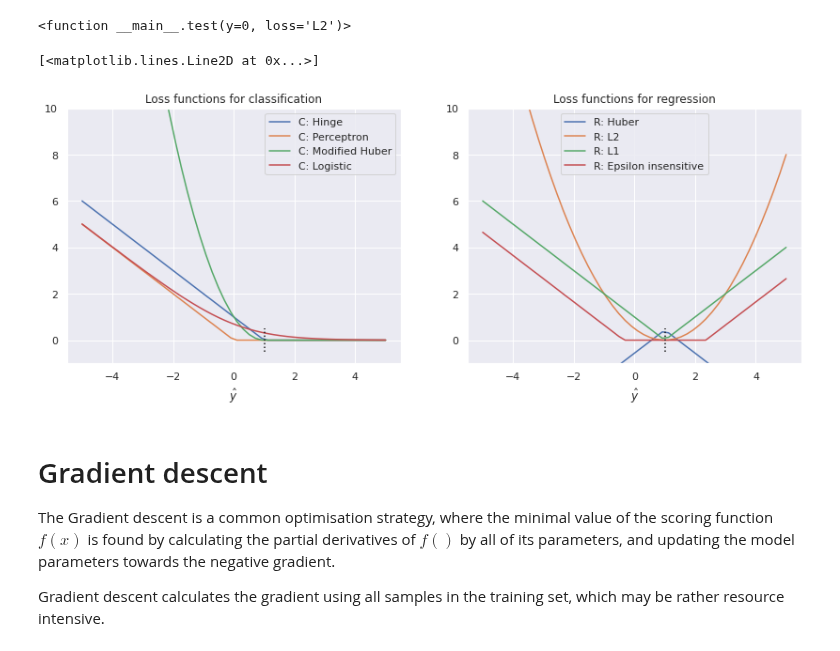
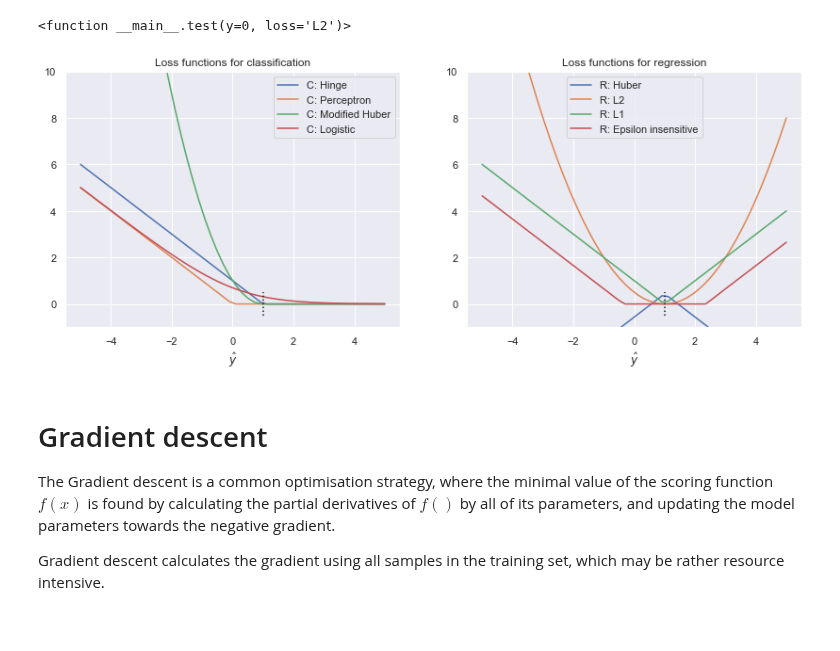
Before and after one commit to pevalisuo/AML, a Jupyter notebook: lectures/Learning_model_parameters.ipynb, the cells around one changed output. Drawn from its saved outputs; the diff is of its cells as text; code cells hidden in the pictures.

```diff
--- a/lectures/Learning_model_parameters.ipynb
+++ b/lectures/Learning_model_parameters.ipynb
@@ -87,29 +89,31 @@ interact(test, y=[1, -1], loss=lossfunctions.keys())
 # %% [output]
 interactive(children=(Dropdown(description='y', options=(1, -1), value=1), Dropdown(description='loss', option…
 <function __main__.test(y=0, loss='L2')>
+# %%
+def plotall():
+    y=1
+    fig, (axc, axr) = plt.subplots(1,2,figsize=(14,5))
+    for lfname in lossfunctions:
+        if lfname.startswith('C'):
+            ax=axc
+        else:
+            ax=axr
+        loss=lossfunctions[lfname](yh,y)
+        ax.plot(yh, loss, label=lfname)
+    axc.legend()
+    axr.legend()
+    axc.set_ylim(-1,10)
+    axr.set_ylim(-1,10)
+    axc.set_xlabel(r'$\hat y$')
+    axr.set_xlabel(r'$\hat y$')
+    axc.set_title('Loss functions for classification')
+    axr.set_title('Loss functions for regression')
+    axc.plot([1,1], [-0.5,0.5], 'k:')
+    axr.plot([1,1], [-0.5,0.5], 'k:')
 # %%
-y=1
-fig, (axc, axr) = plt.subplots(1,2,figsize=(14,5))
-for lfname in lossfunctions:
-    if lfname.startswith('C'):
-        ax=axc
-    else:
-        ax=axr
-    loss=lossfunctions[lfname](yh,y)
-    ax.plot(yh, loss, label=lfname)
-axc.legend()
-axr.legend()
-axc.set_ylim(-1,10)
-axr.set_ylim(-1,10)
-axc.set_xlabel(r'$\hat y$')
-axr.set_xlabel(r'$\hat y$')
-axc.set_title('Loss functions for classification')
-axr.set_title('Loss functions for regression')
-axc.plot([1,1], [-0.5,0.5], 'k:')
-axr.plot([1,1], [-0.5,0.5], 'k:')
+plotall()
 # %% [output]
-[<matplotlib.lines.Line2D at 0x...>]
-[figure, old version]
+[figure, new version]
 # %% [markdown]
 # Gradient descent
 The Gradient descent is a common optimisation strategy, where the minimal value of the scoring function $f(x)$ is found by calculating the partial derivatives of $f()$ by all of its parameters, and updating the model parameters towards the negative gradient.
```
Also changed, not shown: parts of 10 cells of this notebook, 1 other file.
